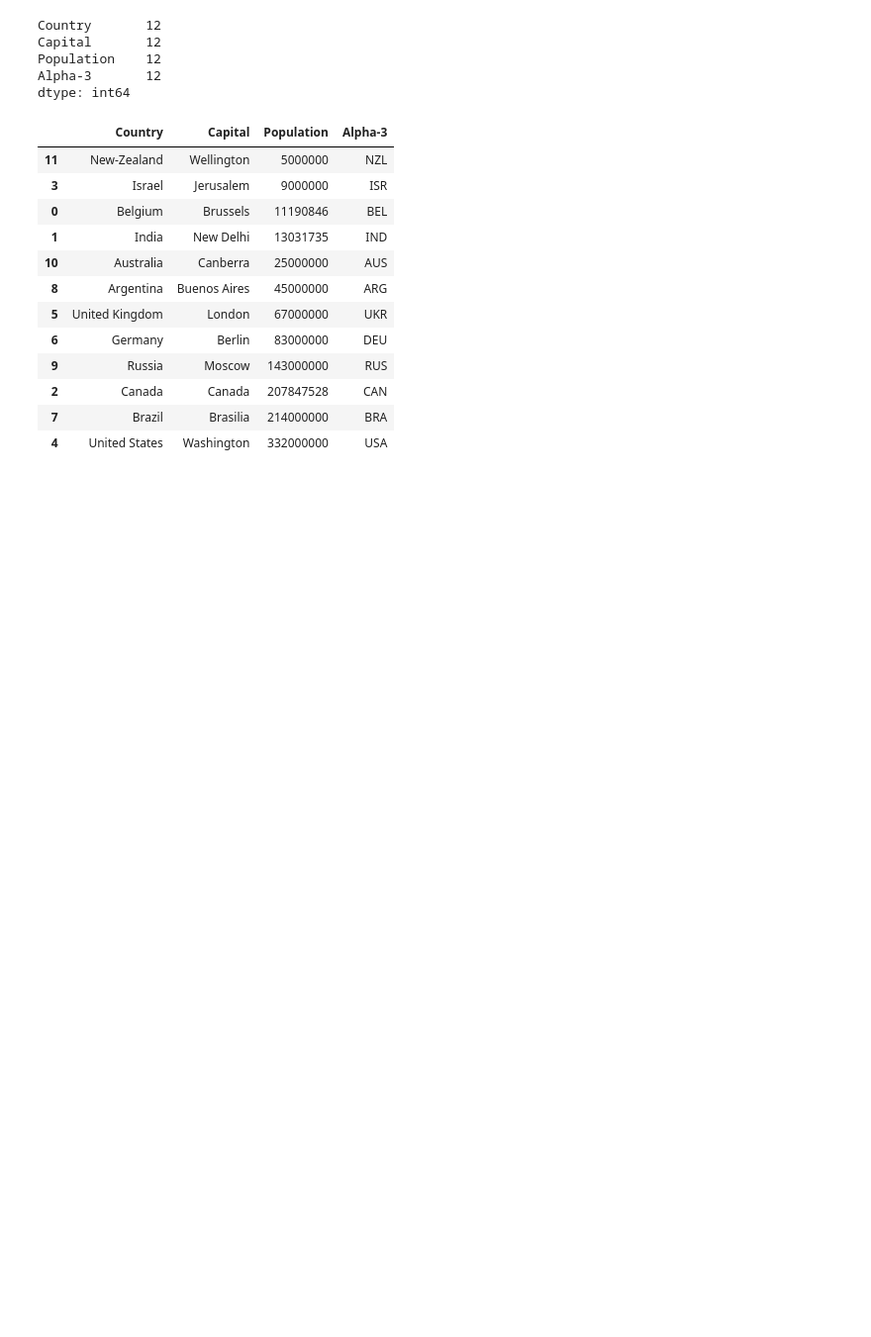
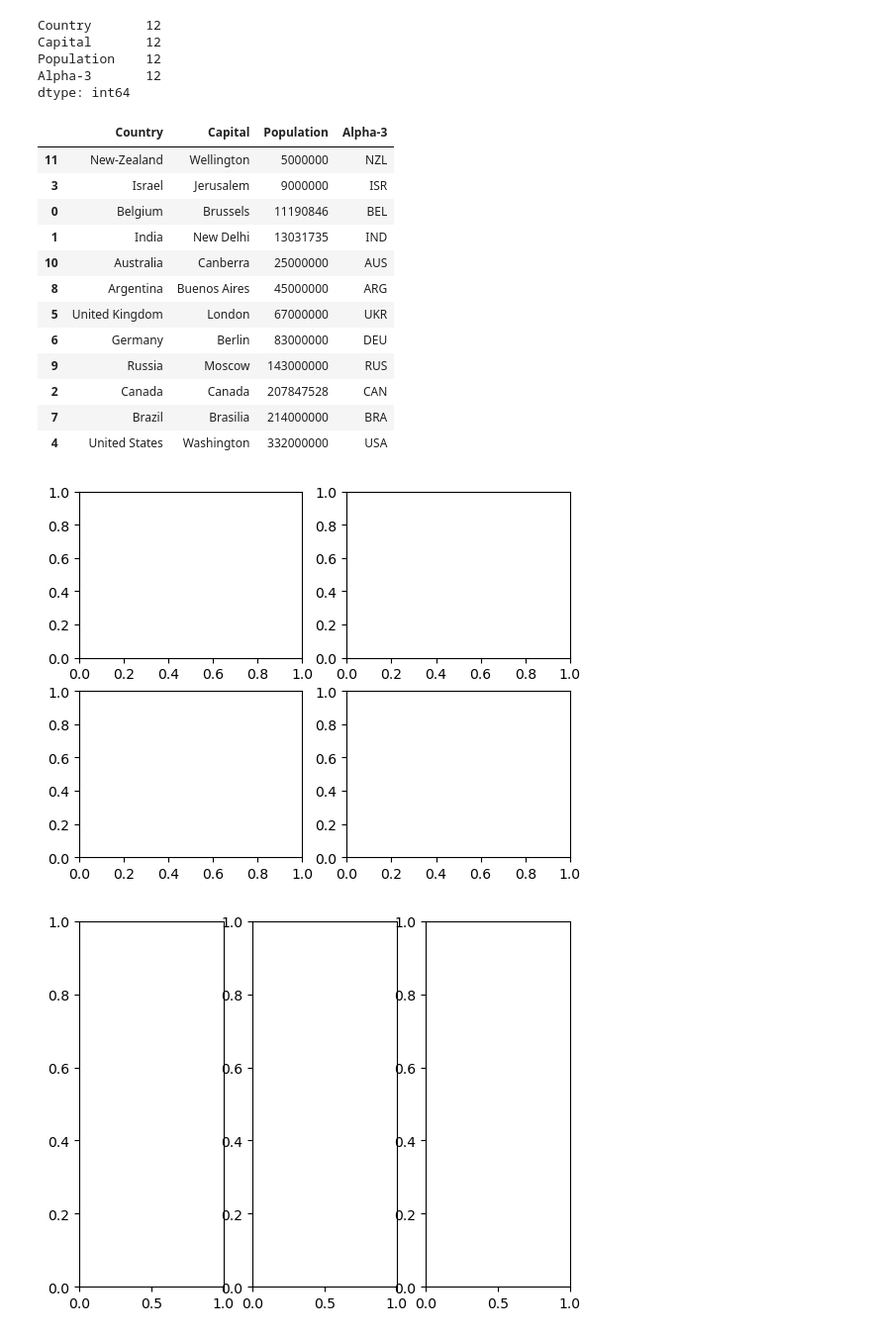
Before and after one commit to netanellevine/OOP_2022_Winter, a Jupyter notebook: TA12/pandas_and_matplotlib_basics.ipynb, the cells around one changed output. Shown at 99% size. Saved outputs shown, nothing was run; the diff lists cells and outputs as text; code cells hidden in the pictures; blank space fills up the shorter version.

```diff
--- a/TA12/pandas_basics.ipynb
+++ b/TA12/pandas_and_matplotlib_basics.ipynb
@@ -235,0 +247,9 @@ sorted_df
+# %%
+# fig.add_axes()
+ax1 = fig.add_subplot(221)
+# ax3 = fig.add_subplot(212)
+fig3, axes = plt.subplots(nrows=2,ncols=2)
+fig4, axes2 = plt.subplots(ncols=3)
+# %% [output]
+[figure, added]
+[figure, added]
```
Also changed, not shown: parts of 7 cells of this notebook, 1 other file.
